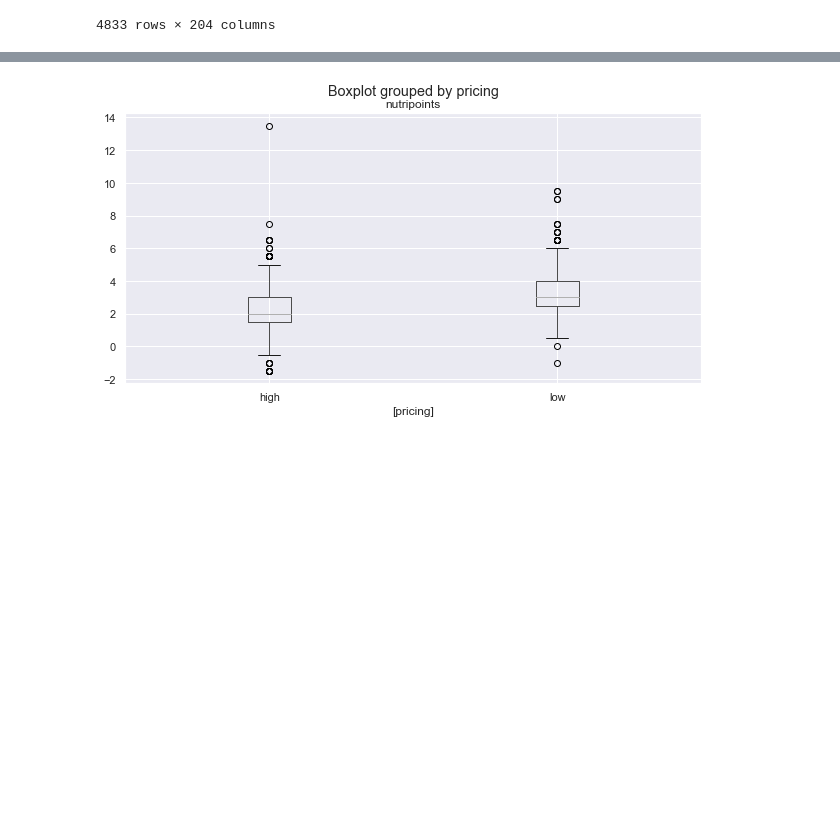
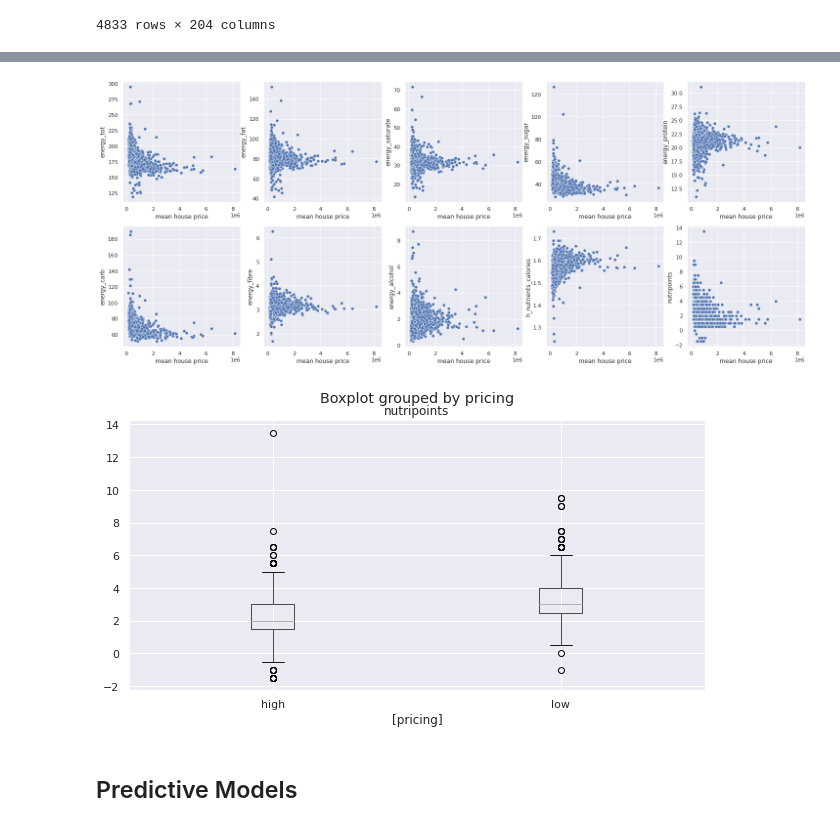
Before and after one commit to epfl-ada/ada-2020-project-milestone-p3-p3_caxaga, a Jupyter notebook: housing.ipynb, the cells around one changed output, grey strips where cells are left out. Drawn from its saved outputs; the diff is of its cells as text; code cells hidden in the pictures; blank space fills up the shorter version.

```diff
--- a/housing.ipynb
+++ b/housing.ipynb
@@ -113,3 +148,15 @@ Text(0, 0.5, 'spearman correlation')
+# %%
+COLS = ["energy_tot", "energy_fat", "energy_saturate", "energy_sugar", "energy_protein",
+        "energy_carb", "energy_fibre", "energy_alcohol", "h_nutrients_calories", "nutripoints"]
+
+N = len(COLS)
+fig, ax = plt.subplots(2, 5, figsize=(25, 10))
+
+for i, col in enumerate(COLS):
+    sns.scatterplot(data=grocery_housing, x="mean house price",
+                    y=col, ax=ax[int(i / 5), i % 5])
+# %% [output]
+[figure, added]
 # %%
 house_prices_median = grocery_housing["mean house price"].median()
 
@@ -125,8 +172,10 @@ grocery_housing["pricing"] = grocery_housing.apply(
     lambda i: classify_median(i, house_prices_median), axis=1)
 # %%
 grocery_housing[['nutripoints', 'pricing']
-                  ].boxplot(by='pricing', figsize=(10, 5))
+                ].boxplot(by='pricing', figsize=(10, 5))
 
 plt.show()
 # %% [output]
-[figure, old version]
+[figure, new version]
+# %% [markdown]
+## Predictive Models
```
Also changed, not shown: parts of 13 cells of this notebook, 2 other files.
